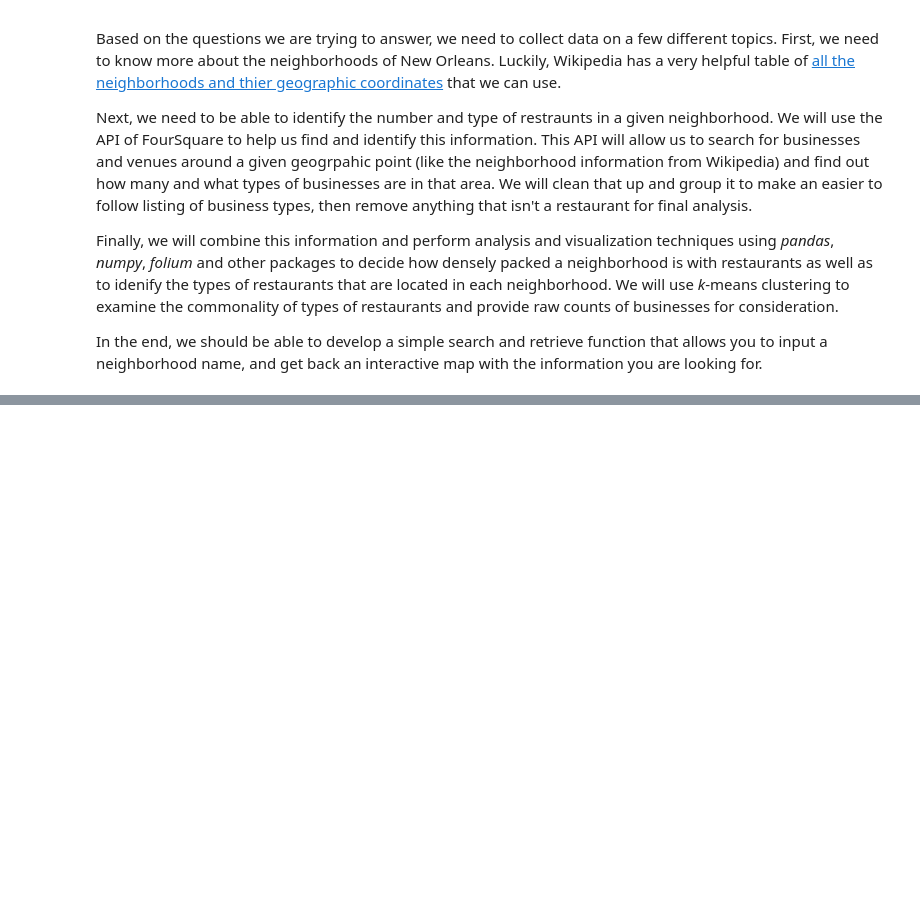
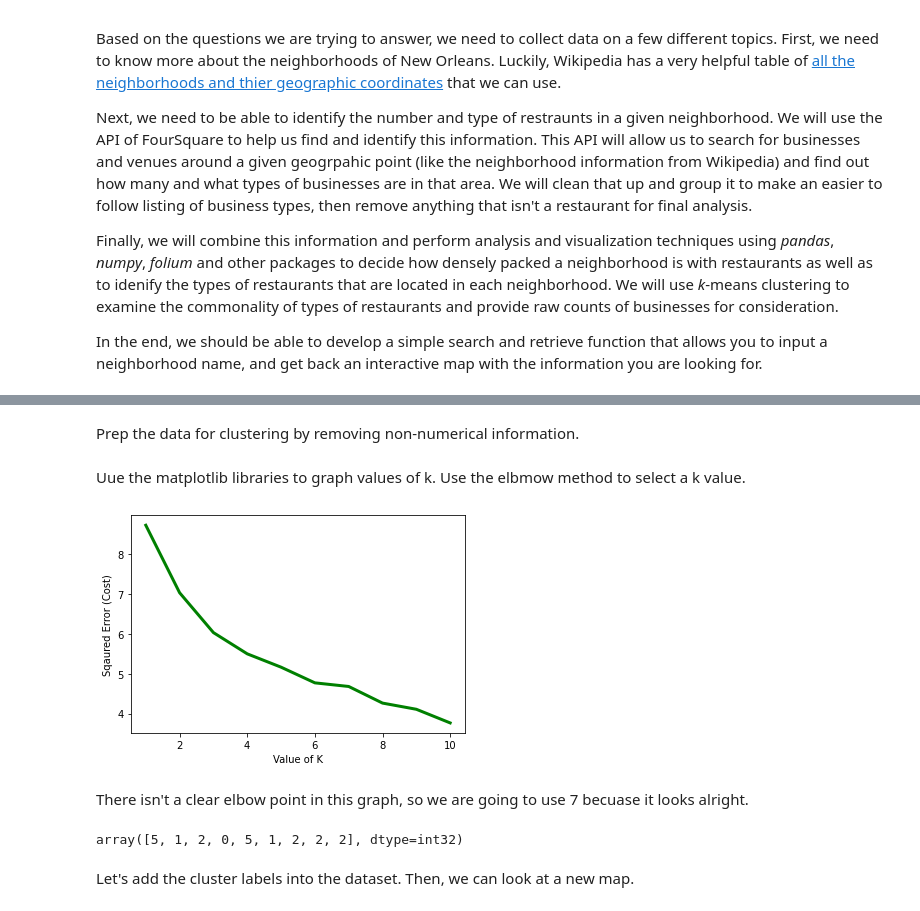
Before and after one commit to hivikash/Coursera_Capstone, a Jupyter notebook: Restaurants-in-NOLA-Neighborhoods.ipynb, the cells around one changed output, grey strips where cells are left out. Saved outputs shown, nothing was run; the diff lists cells and outputs as text; code cells hidden in the pictures; blank space fills up the shorter version.

```diff
--- a/Restaurants-in-NOLA-Neighborhoods.ipynb
+++ b/Restaurants-in-NOLA-Neighborhoods.ipynb
@@ -28,0 +373,5 @@ In the end, we should be able to develop a simple search and retrieve function t
+# %%
+nola_rests = getNearbyVenues(names=nola_neigh['Neighborhood'],
+                                latitudes=nola_neigh['Latitude'],
+                                longitudes=nola_neigh['Longitude'],
+                                catId='4d4b7105d754a06374d81259')
@@ -28,0 +442,13 @@ In the end, we should be able to develop a simple search and retrieve function t
+# %%
+# one hot encoding
+nola_onehot = pd.get_dummies(nola_rests[['Venue Category']], prefix="", prefix_sep="")
+
+# add neighborhood column back to dataframe
+nola_onehot['Neighborhood'] = nola_rests['Neighborhood']
+
+# move neighborhood column to the first column
+first_col = ['Neighborhood']
+fixed_columns = [col for col in nola_onehot if col not in first_col]
+nola_onehot = nola_onehot[first_col + fixed_columns]
+
+nola_onehot.head()
@@ -28,0 +464,3 @@ In the end, we should be able to develop a simple search and retrieve function t
+# %%
+nola_groups = nola_onehot.groupby('Neighborhood').mean().reset_index()
+nola_groups.head()
@@ -28,0 +524,40 @@ In the end, we should be able to develop a simple search and retrieve function t
+# %% [markdown]
+Prep the data for clustering by removing non-numerical information.
+# %%
+nola_clustering = nola_groups.drop('Neighborhood', 1)
+# %% [markdown]
+Uue the matplotlib libraries to graph values of k. Use the elbmow method to select a k value.
+# %%
+import matplotlib.pyplot as plt
+from matplotlib import style
+
+cost =[]
+for i in range(1, 11):
+    KM = KMeans(n_clusters = i, max_iter = 500)
+    KM.fit(nola_clustering)
+
+    # calculates squared error
+    # for the clustered points
+    cost.append(KM.inertia_)
+
+# plot the cost against K values
+plt.plot(range(1, 11), cost, color ='g', linewidth ='3')
+plt.xlabel("Value of K")
+plt.ylabel("Sqaured Error (Cost)")
+plt.show() # clear the plot
+# %% [output]
+[figure, added]
+# %% [markdown]
+There isn't a clear elbow point in this graph, so we are going to use 7 becuase it looks alright.
+# %%
+kclusters = 7
+
+# run k-means clustering
+kmeans = KMeans(n_clusters=kclusters, random_state=0).fit(nola_clustering)
+
+# check cluster labels generated for each row in the dataframe
+kmeans.labels_[1:10]
+# %% [output]
+array([5, 1, 2, 0, 5, 1, 2, 2, 2], dtype=int32)
+# %% [markdown]
+Let's add the cluster labels into the dataset. Then, we can look at a new map.
```
Also changed, not shown: parts of 99 cells of this notebook.
